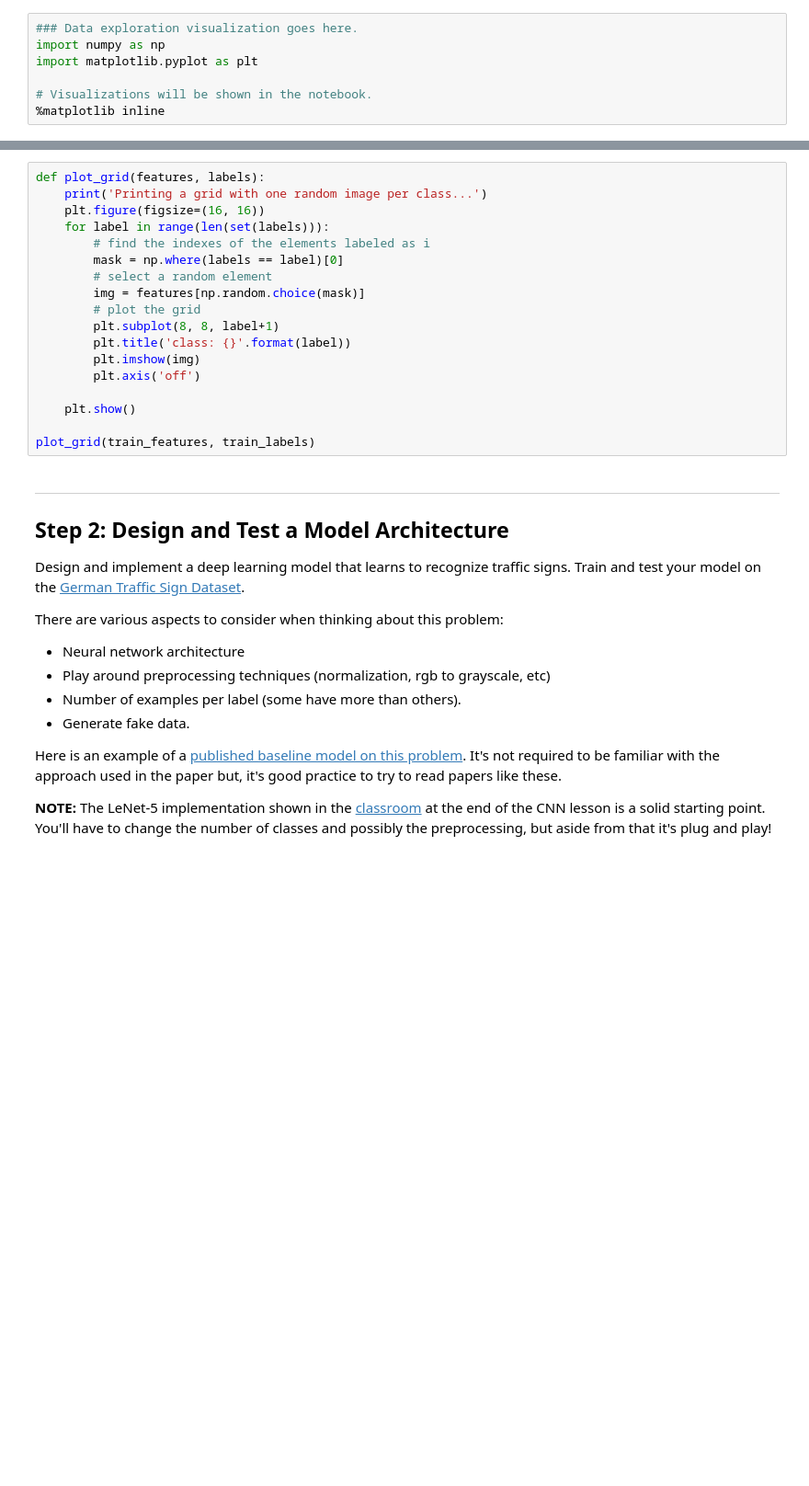
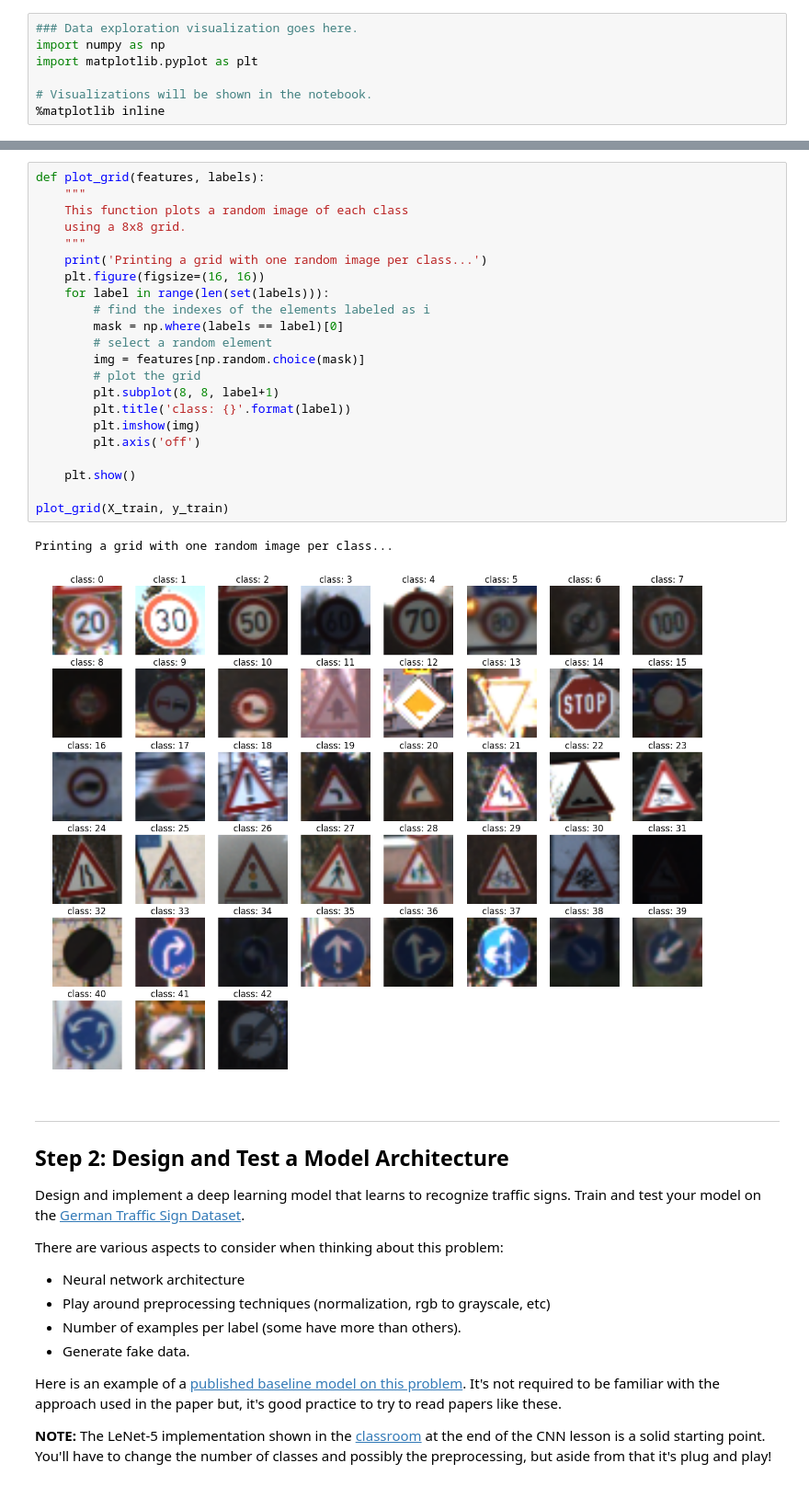
Before and after one commit to dankiman/CarND-Traffic-Sign-Classifier-Project, a Jupyter notebook: Traffic_Sign_Classifier.ipynb, the cells around one changed output, grey strips where cells are left out. Shown at 92% size. Saved outputs shown, nothing was run; the diff lists cells and outputs as text; blank space fills up the shorter version.

```diff
--- a/Traffic_Sign_Classifier.ipynb
+++ b/Traffic_Sign_Classifier.ipynb
@@ -123,21 +137,28 @@ plot_histogram(train_labels)
 # %%
 def plot_grid(features, labels):
+    """
+    This function plots a random image of each class
+    using a 8x8 grid.
+    """
     print('Printing a grid with one random image per class...')
     plt.figure(figsize=(16, 16))
     for label in range(len(set(labels))):
         # find the indexes of the elements labeled as i
         mask = np.where(labels == label)[0]
         # select a random element
         img = features[np.random.choice(mask)]
         # plot the grid
         plt.subplot(8, 8, label+1)
         plt.title('class: {}'.format(label))
         plt.imshow(img)
         plt.axis('off')
 
     plt.show()
 
-plot_grid(train_features, train_labels)
+plot_grid(X_train, y_train)
+# %% [output]
+Printing a grid with one random image per class...
+[figure, added]
 # %% [markdown]
 ----
 
```
Also changed, not shown: parts of 37 cells of this notebook, 15 other files.
